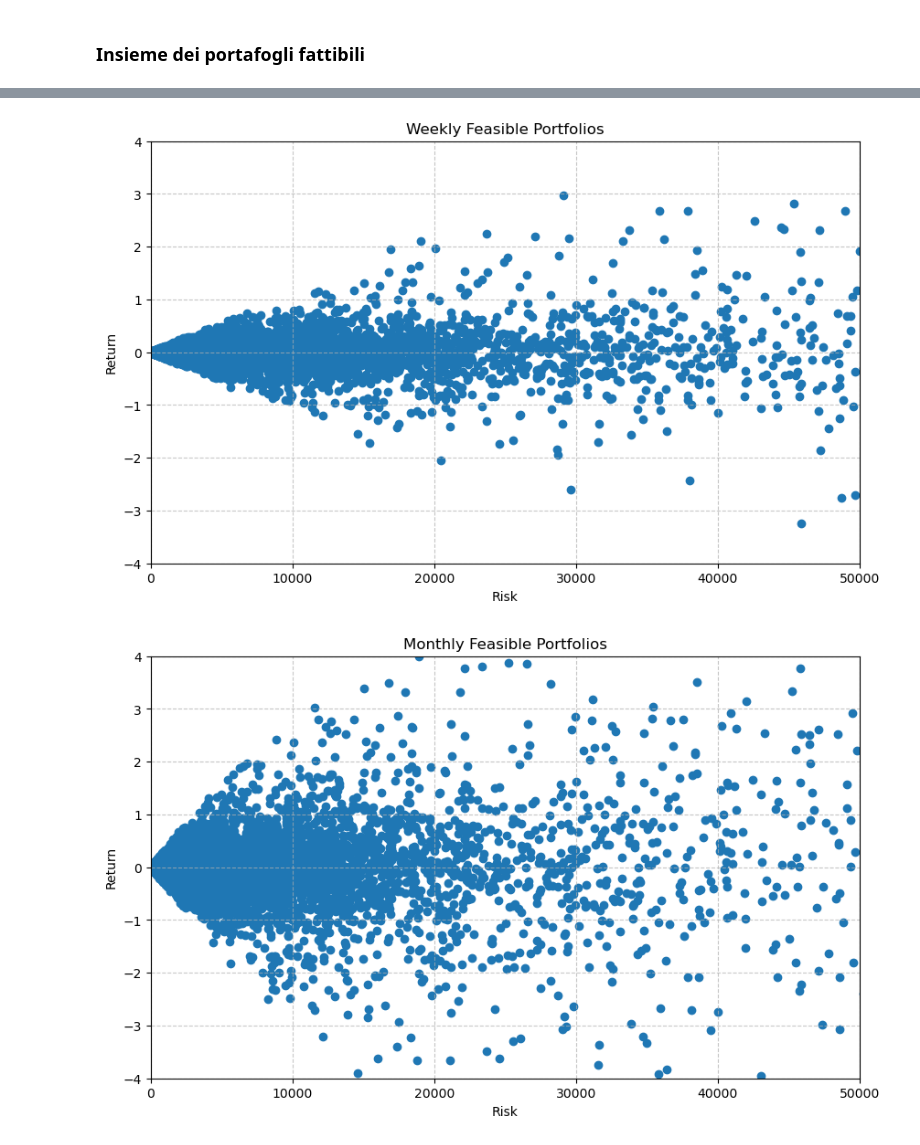
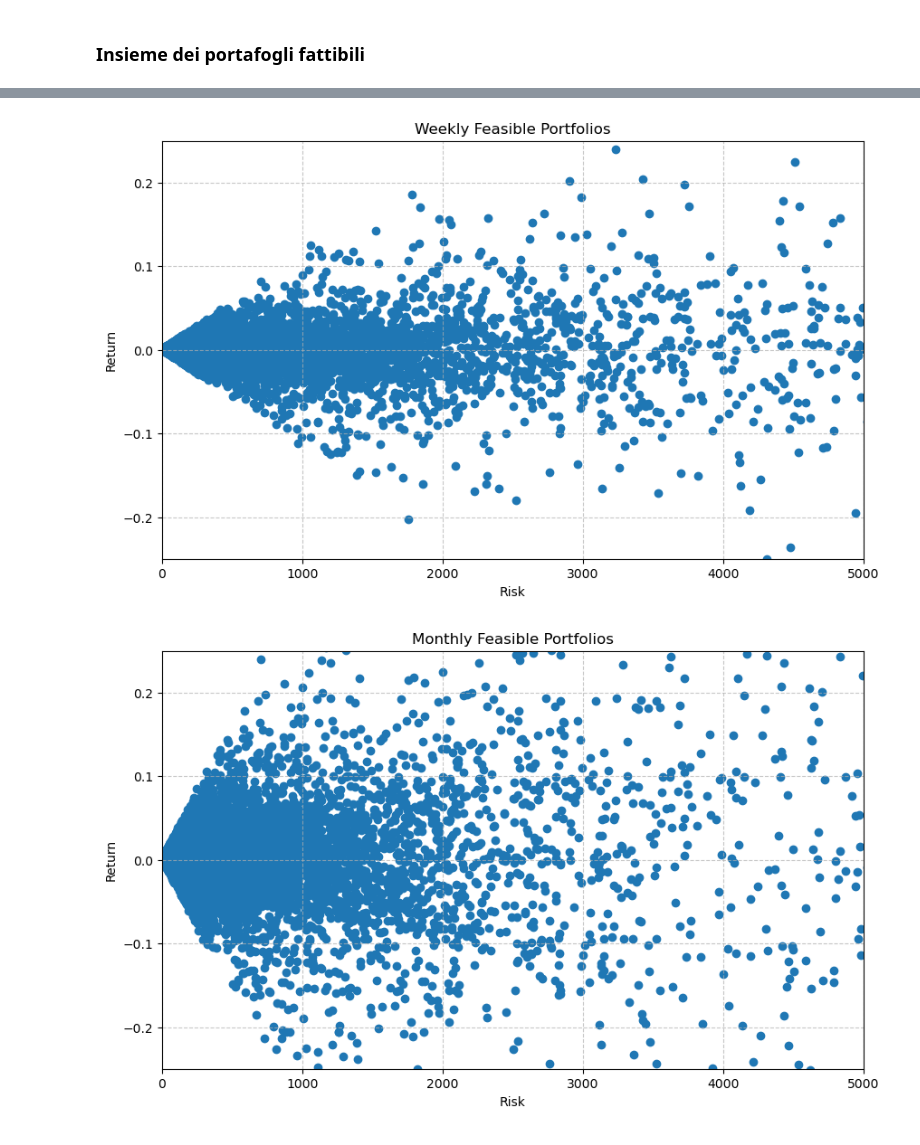
Before and after one commit to LucaFalasca/FinancialMarketAnalysis, a Jupyter notebook: rendimenti.ipynb, the cells around one changed output, grey strips where cells are left out. Cells and saved outputs as stored; diff of their text form; code cells hidden in the pictures.

```diff
--- a/rendimenti.ipynb
+++ b/rendimenti.ipynb
@@ -25,7 +25,7 @@ df = pd.read_csv("sp500_tickers.csv")
 tickers_wanted = df["Ticker"].tolist()
 
 # prendo solo i primi 5 tickers
-tickers_wanted = tickers_wanted[:100]
+#tickers_wanted = tickers_wanted[:100]
 
 tickers_wanted = ["AAPL", "MSFT", "AMZN", "JPM", "WMT"]
 # %%
@@ -302,8 +313,8 @@ wallets = pd.DataFrame()
 # creo una colonna per ogni peso
 for ticker in tickers:
     # faccio 100 estrazioni casuali tra 0 e 1
-    #wallets[ticker] = np.random.uniform(-100, 100, 100000)
-    wallets[ticker] = np.random.normal(0, 1000, 1000)
+    wallets[ticker] = np.random.uniform(-10000, 10000, 100000)
+    #wallets[ticker] = np.random.normal(0, 1000, 100000)
 
 # Normalizzo i pesi
 wallets = wallets.div(wallets.sum(axis=1), axis=0)
@@ -353,8 +364,8 @@ def plot_feasible_wallets(risk, exp_ret, title):
     plt.title(title)
     plt.xlabel("Risk")
     plt.ylabel("Return")
-    plt.xlim(0, 0.5e5)
-    plt.ylim(-4, 4)
+    plt.xlim(0, 0.5e4)
+    plt.ylim(-0.25, 0.25)
     plt.grid(True, linestyle='--', alpha=0.7)
     plt.show()
 
@@ -366,2 +377,2 @@ plot_feasible_wallets(wallets["Risk"], wallets["Monthly_Return"] , "Monthly Feas
-[figure, old version]
+[figure, new version]
-[figure, old version]
+[figure, new version]
```
Also changed, not shown: parts of 6 cells of this notebook.
